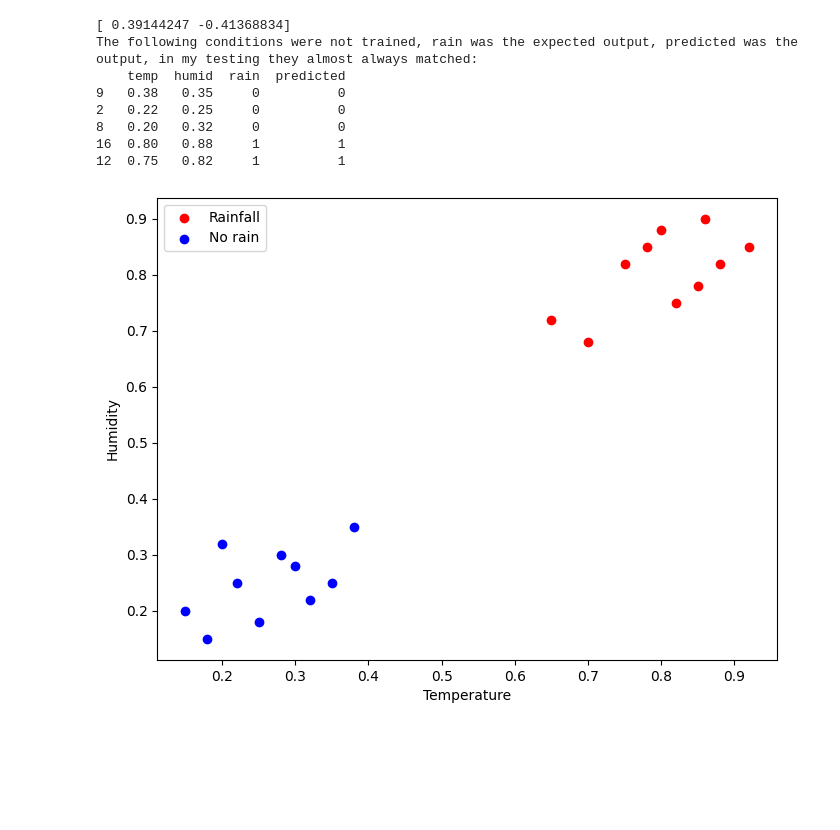
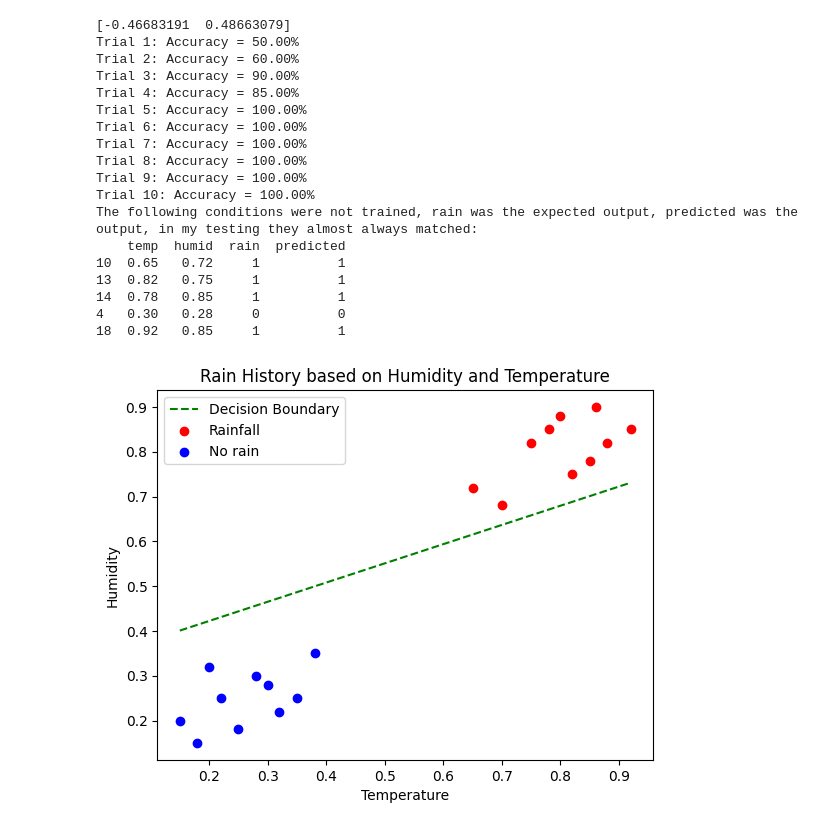
Before and after one commit to ChristopherM2/CP468-A2, a Jupyter notebook: A02_problem3.ipynb, the cells around one changed output. Saved outputs shown, nothing was run; the diff lists cells and outputs as text; code cells hidden in the pictures; blank space fills up the shorter version.

```diff
--- a/A02_problem3.ipynb
+++ b/A02_problem3.ipynb
@@ -1,22 +26,4 @@
 # %%
-import pandas
-import numpy as np
-import matplotlib.pyplot as plt
-import math
-
-data = pandas.read_csv("Data/WeatherData_Q3.csv")
-
-plt.figure(figsize=(8, 6))
-
-
-frame = pandas.DataFrame(data)
-rain = frame.loc[frame["rain"]==1]
-nah = frame.loc[frame["rain"]==0]
-plt.scatter(rain.temp, rain.humid,color='red',label='Rainfall')
-plt.scatter(nah.temp, nah.humid,color='blue',label='No rain')
-plt.xlabel('Temperature')
-plt.ylabel('Humidity')
-plt.legend()
 
 #random weights/bias to start
 w = np.random.rand(2)# between 0 and 1
@@ -29,39 +36,75 @@ b = np.random.rand(1)
 frame = frame.sample(frac=1)#shuffle shuffle baby
 np.random.seed(reset_kinda_ish)
 train = frame.sample(frac=0.75)#for 20 data points this is 15 for one and 5 left behind
 test = frame.drop(train.index)
 x = frame[['temp',"humid"]].values # array of temp and humid values.
 y = frame[['rain']].values # output or predictor
 
 
 
 def perceive(meow):
     return 1 if meow >= 0 else 0
 times = 10 # number of times to run through the data
 # the data is so clearly distinct I set it to only run once so there may be an occasional error otherwise its beautiful. Set to ten for like perfection
 rate = .1
-for _ in range(times):
+accuracy =[]
+for itr in range(times):
+    correct= 0
     for i in range(len(x)):# uses every data set
+
         woof = np.dot(w, x[i])+b
         #print(woof, perceive(woof))
         y_pred = perceive(woof)
         error = y[i] - y_pred
 
         w += rate*error*x[i]
         b+= rate*error
 
+        if y_pred == y[i]:
+            correct += 1
+    accu = correct / len(x)
+    accuracy.append(accuracy)
+    print(f"Trial {itr+1}: Accuracy = {accu:.2%}")
+
+x_min, x_max = frame.temp.min(), frame.temp.max()
+x_vals = np.linspace(x_min, x_max, 100)
+y_vals = - (w[0] / w[1]) * x_vals - (b / w[1])
+
+valid = (y_vals >= 0) & (y_vals <= 1)
+
+x_vals = x_vals[valid] # otherwise the graph would sometimes go from -14 to 1 or something we only want to add to our original plot
+y_vals = y_vals[valid]
+
+plt.plot(x_vals, y_vals, color='green', linestyle='dashed', label='Decision Boundary')
 
 
-test['predicted'] = test.apply(lambda dota: perceive(np.dot(w, [dota['temp'], dota['humid']]) + b), axis=1)
+test['predicted'] = test.apply(lambda dota: perceive(np.dot(w, [dota['temp'], dota['humid']]) + b), axis=1)# create a new column for the dataset that was not trained to see output
 print("The following conditions were not trained, rain was the expected output, predicted was the output, in my testing they almost always matched:")
 print(test)
+plt.scatter(rain.temp, rain.humid,color='red',label='Rainfall')
+plt.scatter(nah.temp, nah.humid,color='blue',label='No rain')
+plt.xlabel('Temperature')
+plt.ylabel('Humidity')
+plt.title('Rain History based on Humidity and Temperature')
+plt.legend()
+plt.show()
 # %% [output]
-[ 0.39144247 -0.41368834]
+[-0.46683191  0.48663079]
+Trial 1: Accuracy = 50.00%
+Trial 2: Accuracy = 60.00%
+Trial 3: Accuracy = 90.00%
+Trial 4: Accuracy = 85.00%
+Trial 5: Accuracy = 100.00%
+Trial 6: Accuracy = 100.00%
+Trial 7: Accuracy = 100.00%
+Trial 8: Accuracy = 100.00%
+Trial 9: Accuracy = 100.00%
+Trial 10: Accuracy = 100.00%
 The following conditions were not trained, rain was the expected output, predicted was the output, in my testing they almost always matched:
     temp  humid  rain  predicted
-9   0.38   0.35     0          0
-2   0.22   0.25     0          0
-8   0.20   0.32     0          0
-16  0.80   0.88     1          1
-12  0.75   0.82     1          1
+10  0.65   0.72     1          1
+13  0.82   0.75     1          1
+14  0.78   0.85     1          1
+4   0.30   0.28     0          0
+18  0.92   0.85     1          1
-[figure, old version]
+[figure, new version]
```
Also changed, not shown: parts of 2 cells of this notebook, 1 other file.
